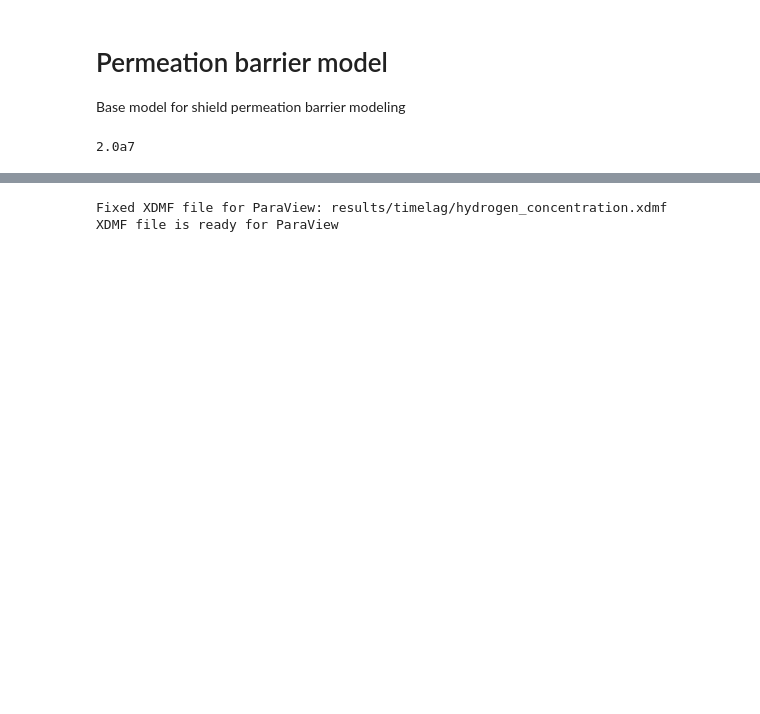
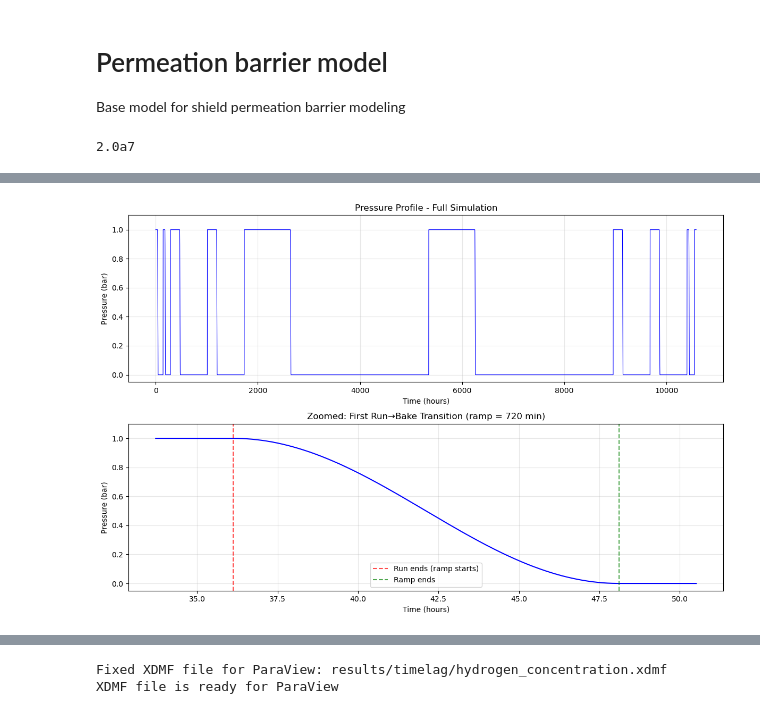
Before and after one commit to WeaverC20/permeation_barrier_analysis, a Jupyter notebook: two_layer_numerical/timelag_analysis.ipynb, the cells around one changed output, grey strips where cells are left out. Drawn from its saved outputs; the diff is of its cells as text; code cells hidden in the pictures; blank space fills up the shorter version.

```diff
--- a/two_layer_numerical/timelag_analysis.ipynb
+++ b/two_layer_numerical/timelag_analysis.ipynb
@@ -174,0 +211,59 @@ Temperature schedule:
+# %%
+# Plot pressure profile over time
+import matplotlib.pyplot as plt
+
+def P_up_plot(t_val):
+    """Python version of pressure function for plotting (with sinusoidal ramp)."""
+    for k in range(len(temp_schedule)):
+        t_end, _, phase = temp_schedule[k]
+
+        if t_val <= t_end:
+            if phase == 'run':
+                return P_run
+            else:  # bake
+                t_run_end = temp_schedule[k-1][0] if k > 0 else 0.0
+                t_ramp_end = t_run_end + decrease_time
+                if t_val <= t_ramp_end:
+                    # Sinusoidal ramp
+                    progress = (t_val - t_run_end) / decrease_time
+                    return P_run - (P_run - P_bake) * 0.5 * (1 - math.cos(math.pi * progress))
+                return P_bake
+    return P_run
+
+# Generate pressure profile
+t_plot = np.linspace(0, final_time, 10000)
+P_plot = np.array([P_up_plot(t) for t in t_plot])
+
+fig, axes = plt.subplots(2, 1, figsize=(12, 8))
+
+# Top plot: full simulation
+axes[0].plot(t_plot / 3600, P_plot / 1e5, 'b-', linewidth=0.8)
+axes[0].set_xlabel('Time (hours)')
+axes[0].set_ylabel('Pressure (bar)')
+axes[0].set_title('Pressure Profile - Full Simulation')
+axes[0].set_ylim(-0.05, 1.1)
+axes[0].grid(True, alpha=0.3)
+
+# Bottom plot: zoom in on first run-to-bake transition
+first_run_end = temp_schedule[0][0]
+margin = decrease_time * 0.2
+zoom_start = first_run_end - margin
+zoom_end = first_run_end + decrease_time + margin
+
+t_zoom = np.linspace(zoom_start, zoom_end, 1000)
+P_zoom = np.array([P_up_plot(t) for t in t_zoom])
+
+axes[1].plot(t_zoom / 3600, P_zoom / 1e5, 'b-', linewidth=1.5)
+axes[1].axvline(x=first_run_end / 3600, color='r', linestyle='--', alpha=0.7, label='Run ends (ramp starts)')
+axes[1].axvline(x=(first_run_end + decrease_time) / 3600, color='g', linestyle='--', alpha=0.7, label='Ramp ends')
+axes[1].set_xlabel('Time (hours)')
+axes[1].set_ylabel('Pressure (bar)')
+axes[1].set_title(f'Zoomed: First Run→Bake Transition (ramp = {decrease_time/60:.0f} min)')
+axes[1].legend()
+axes[1].set_ylim(-0.05, 1.1)
+axes[1].grid(True, alpha=0.3)
+
+plt.tight_layout()
+plt.show()
+# %% [output]
+[figure, added]
```
Also changed, not shown: parts of 10 cells of this notebook.
